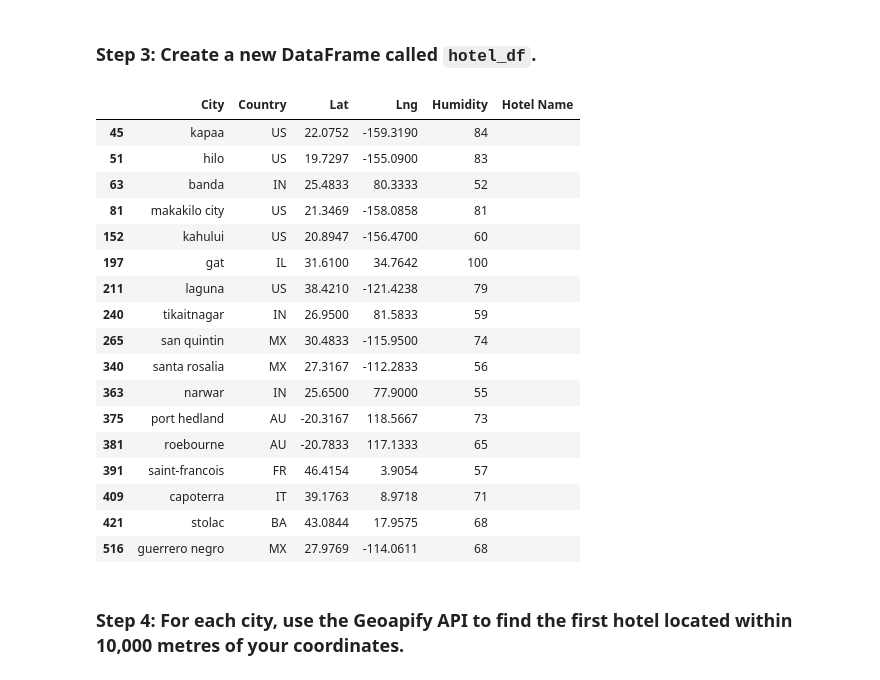
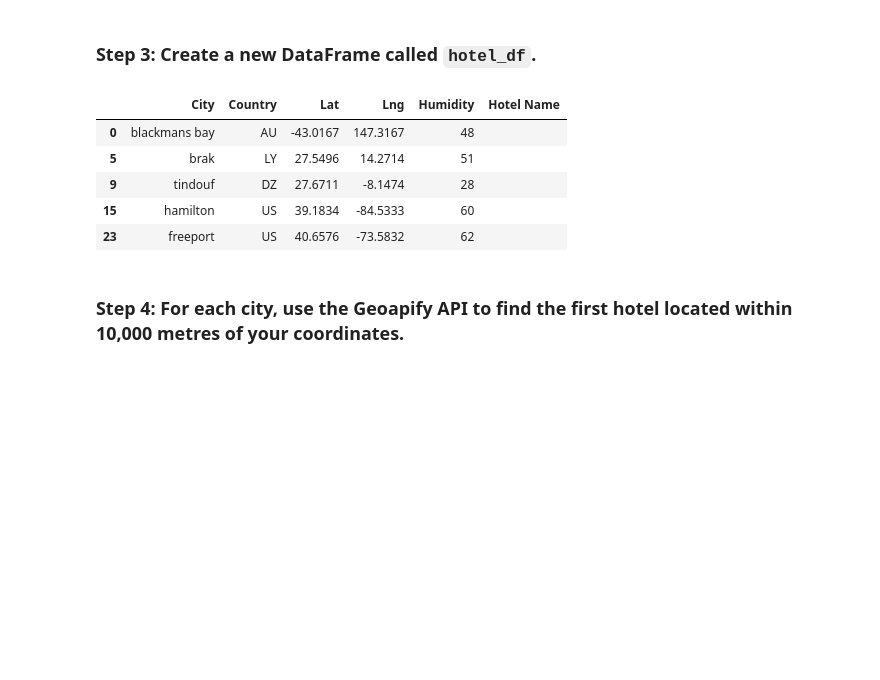
Before and after one commit to MThao340/python-api-challenge, a Jupyter notebook: Starter_Code/starter_code/VacationPy.ipynb, the cells around one changed output. Saved outputs shown, nothing was run; the diff lists cells and outputs as text; code cells hidden in the pictures; blank space fills up the shorter version.

```diff
--- a/Starter_Code/starter_code/VacationPy.ipynb
+++ b/Starter_Code/starter_code/VacationPy.ipynb
@@ -17,6 +14,6 @@ from api_keys import geoapify_key
 # %%
 # Load the CSV file created in Part 1 into a Pandas DataFrame
-city_data_df = pd.read_csv("output_data/cities.csv")
+city_data_df = pd.read_csv("../output_data/cities.csv")
 
 # Display sample data
 city_data_df.head()
@@ -68,0 +44,14 @@ FileNotFoundError: [Errno 2] No such file or directory: 'output_data/cities.csv'
+# %%
+# Narrow down cities that fit criteria and drop any results with null values
+
+conditions = (
+    (city_data_df['Max Temp'] > 70) &
+    (city_data_df['Max Temp'] < 300) &
+    (city_data_df['Humidity'] < 70) &
+    (city_data_df['Cloudiness'] < 30) &
+    (city_data_df['Wind Speed'] < 10)
+)
+
+ideal_weather_df = city_data_df[conditions]
+ideal_weather_df = ideal_weather_df.dropna()
+ideal_weather_df
@@ -71,31 +74,22 @@ FileNotFoundError: [Errno 2] No such file or directory: 'output_data/cities.csv'
 # %%
 # Use the Pandas copy function to create DataFrame called hotel_df to store the city, country, coordinates, and humidity
 # YOUR CODE HERE
 
 # Add an empty column, "Hotel Name," to the DataFrame so you can store the hotel found using the Geoapify API
 # YOUR CODE HERE
 
 # Display sample data
 # YOUR CODE HERE
+hotel_df = ideal_weather_df[['City', 'Country', 'Lat', 'Lng', 'Humidity']].copy()
+hotel_df['Hotel Name'] = ""
+hotel_df.head()
 # %% [output]
 |  | City | Country | Lat | Lng | Humidity | Hotel Name |
-| 45 | kapaa | US | 22.0752 | -159.3190 | 84 |  |
-| 51 | hilo | US | 19.7297 | -155.0900 | 83 |  |
-| 63 | banda | IN | 25.4833 | 80.3333 | 52 |  |
-| 81 | makakilo city | US | 21.3469 | -158.0858 | 81 |  |
-| 152 | kahului | US | 20.8947 | -156.4700 | 60 |  |
-| 197 | gat | IL | 31.6100 | 34.7642 | 100 |  |
-| 211 | laguna | US | 38.4210 | -121.4238 | 79 |  |
-| 240 | tikaitnagar | IN | 26.9500 | 81.5833 | 59 |  |
-| 265 | san quintin | MX | 30.4833 | -115.9500 | 74 |  |
-| 340 | santa rosalia | MX | 27.3167 | -112.2833 | 56 |  |
-| 363 | narwar | IN | 25.6500 | 77.9000 | 55 |  |
-| 375 | port hedland | AU | -20.3167 | 118.5667 | 73 |  |
-| 381 | roebourne | AU | -20.7833 | 117.1333 | 65 |  |
-| 391 | saint-francois | FR | 46.4154 | 3.9054 | 57 |  |
-| 409 | capoterra | IT | 39.1763 | 8.9718 | 71 |  |
-| 421 | stolac | BA | 43.0844 | 17.9575 | 68 |  |
-| 516 | guerrero negro | MX | 27.9769 | -114.0611 | 68 |  |
+| 0 | blackmans bay | AU | -43.0167 | 147.3167 | 48 |  |
+| 5 | brak | LY | 27.5496 | 14.2714 | 51 |  |
+| 9 | tindouf | DZ | 27.6711 | -8.1474 | 28 |  |
+| 15 | hamilton | US | 39.1834 | -84.5333 | 60 |  |
+| 23 | freeport | US | 40.6576 | -73.5832 | 62 |  |
 # %% [markdown]
 ### Step 4: For each city, use the Geoapify API to find the first hotel located within 10,000 metres of your coordinates.
 # %%
```
Also changed, not shown: parts of 9 cells of this notebook, 5 other files.
